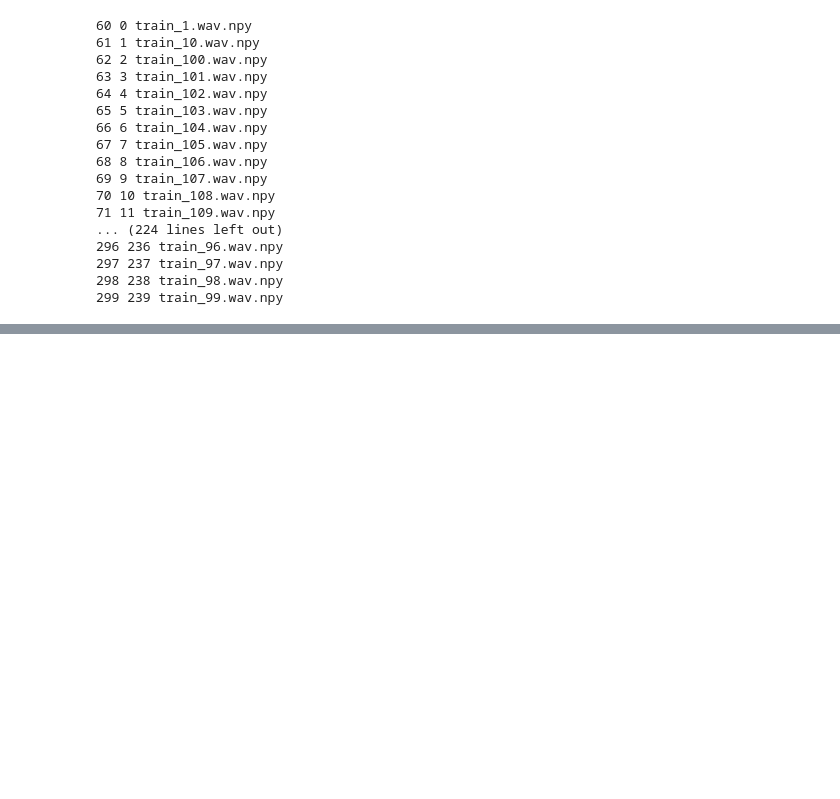
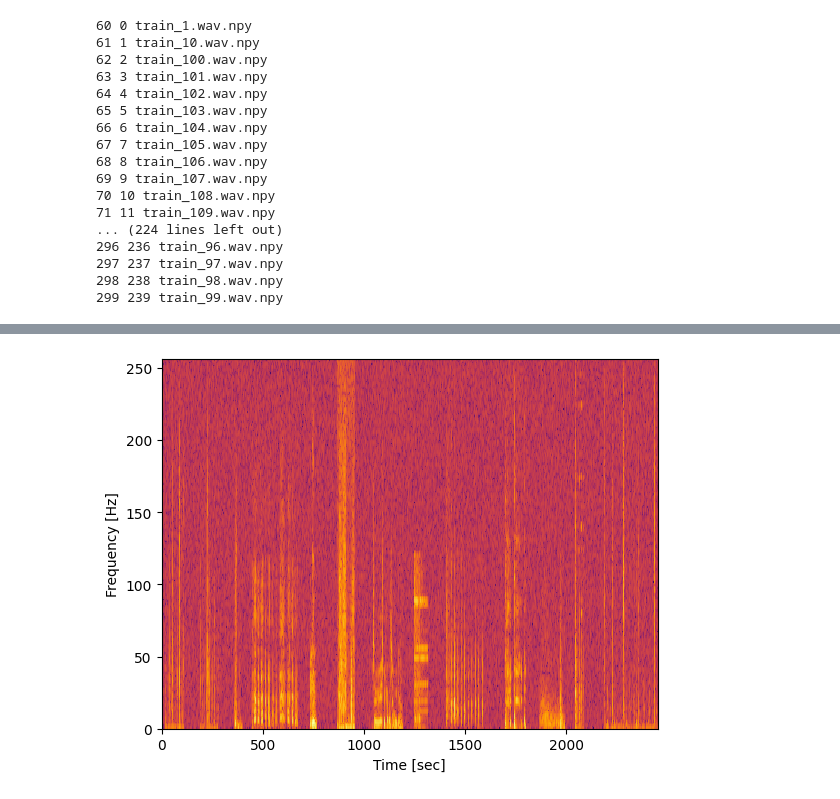
Before and after one commit to izzan-alfian/SELD-quadcopter, a Jupyter notebook: test.ipynb, the cells around one changed output, grey strips where cells are left out. Drawn from its saved outputs; the diff is of its cells as text; code cells hidden in the pictures; blank space fills up the shorter version.

```diff
--- a/test.ipynb
+++ b/test.ipynb
@@ -147,0 +134,15 @@ float64
+# %%
+fs, b = wav.read('./dataset_generator/sounds/ANSIM/wav_ov1_split1_30db/test_0_desc_30_100.wav')
+audio = b[:, :4] / 32768.0 + eps
+
+b = spectrogram(b)
+
+%matplotlib inline
+
+fig, ax = plt.subplots()
+ax.pcolormesh(10 * np.log10(np.abs(b[:, :, 0].T + 1e-9)), shading='auto', cmap='inferno')
+plt.ylabel('Frequency [Hz]')
+plt.xlabel('Time [sec]')
+plt.show()
+# %% [output]
+[figure, added]
```
Also changed, not shown: parts of 8 cells of this notebook, 24 other files.
